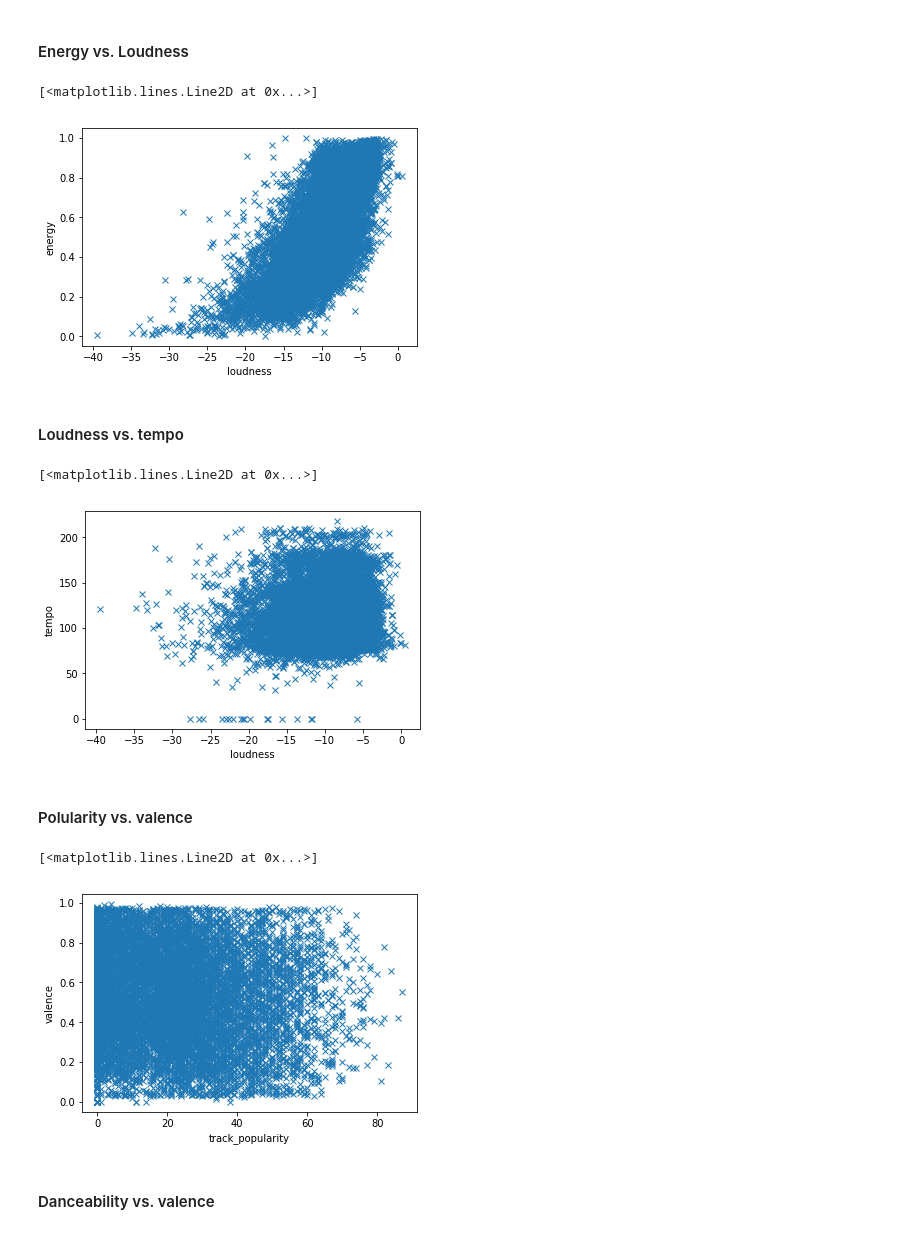
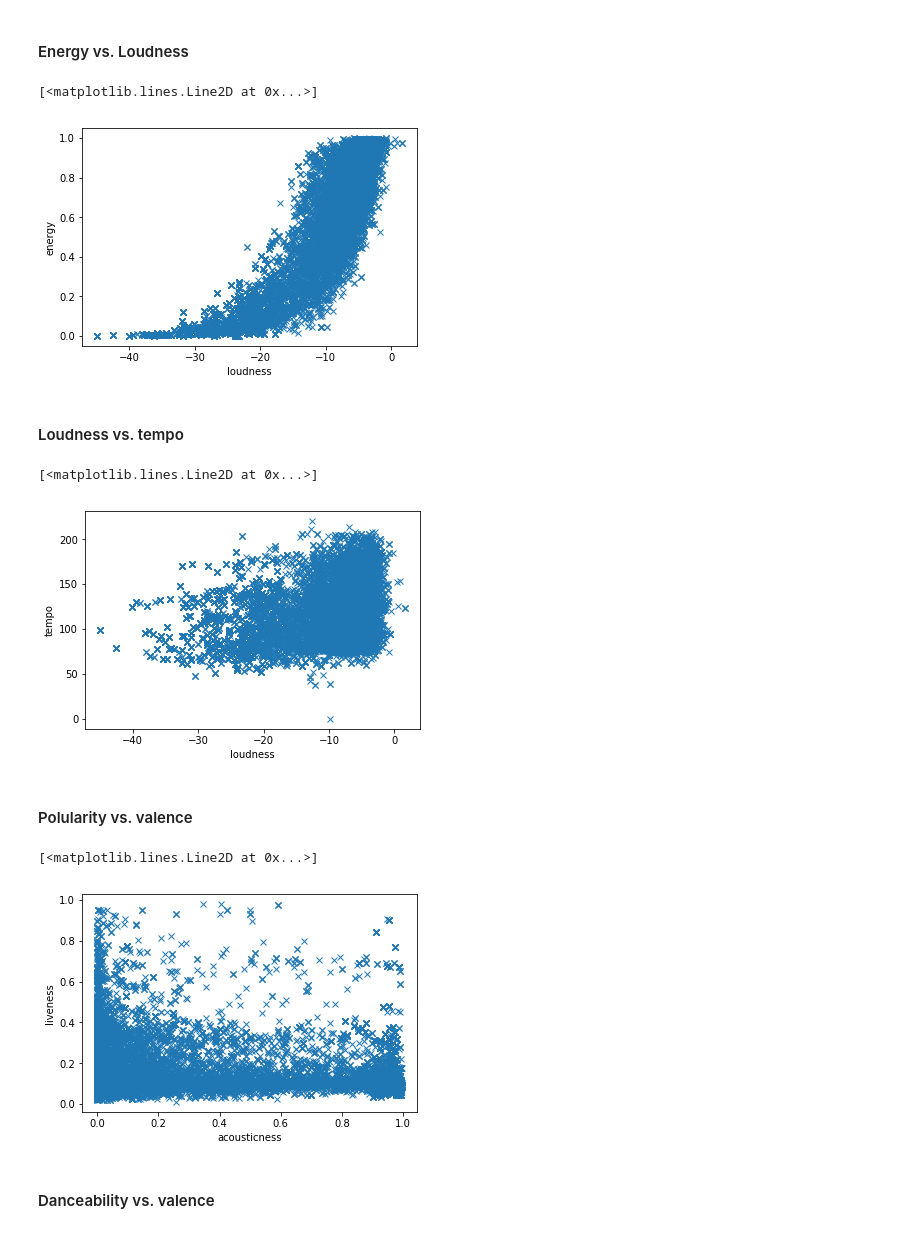
Before and after one commit to ivan-ristovic/Automated-Playlist-Generation, a Jupyter notebook: notebooks/01_Visualization.ipynb, the cells around one changed output. Cells and saved outputs as stored; diff of their text form; code cells hidden in the pictures.

Commit message:
Adjusted visualisation to the new dataset

```diff
--- a/notebooks/01_Visualization.ipynb
+++ b/notebooks/01_Visualization.ipynb
@@ -13,3 +13,5 @@ df = pd.DataFrame(pd.read_csv('../dataset_generation/data/Music_Dataset.csv'))
+# %%
+df = load_dataset()
 # %% [markdown]
 ### Attributes
 # %%
@@ -87,7 +86,7 @@ plt.ylabel('energy')
 plt.plot(df['loudness'], df['energy'], 'x')
 # %% [output]
 [<matplotlib.lines.Line2D at 0x...>]
-[figure, old version]
+[figure, new version]
 # %% [markdown]
 #### Loudness vs. tempo
 # %%
@@ -96,16 +95,16 @@ plt.ylabel('tempo')
 plt.plot(df['loudness'], df['tempo'], 'x')
 # %% [output]
 [<matplotlib.lines.Line2D at 0x...>]
-[figure, old version]
+[figure, new version]
 # %% [markdown]
 #### Polularity vs. valence
 # %%
-plt.xlabel('track_popularity')
-plt.ylabel('valence')
-plt.plot(df['track_popularity'], df['valence'], 'x')
+plt.xlabel('acousticness')
+plt.ylabel('liveness')
+plt.plot(df['acousticness'], df['liveness'], 'x')
 # %% [output]
 [<matplotlib.lines.Line2D at 0x...>]
-[figure, old version]
+[figure, new version]
 # %% [markdown]
 #### Danceability vs. valence
 # %%
```
Also changed, not shown: parts of 10 cells of this notebook.
